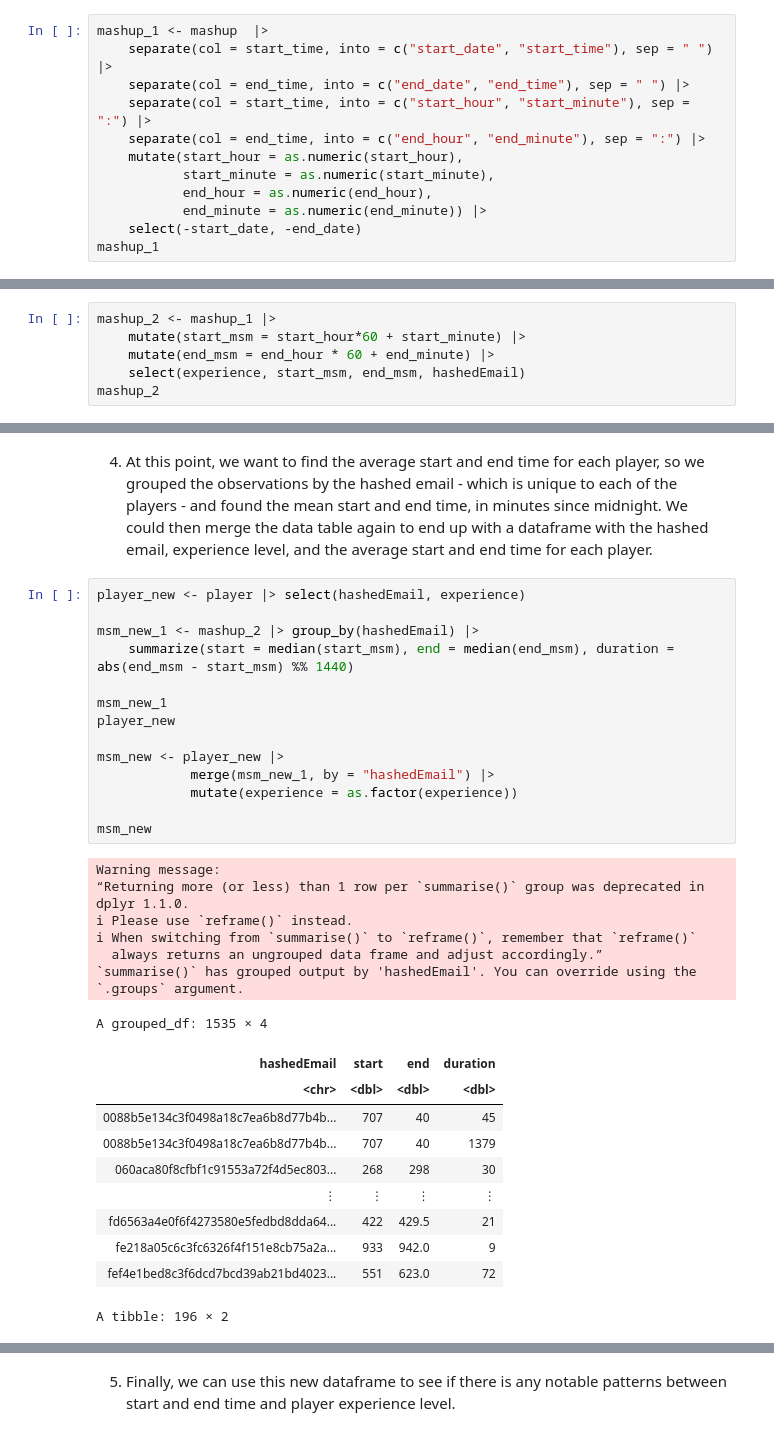
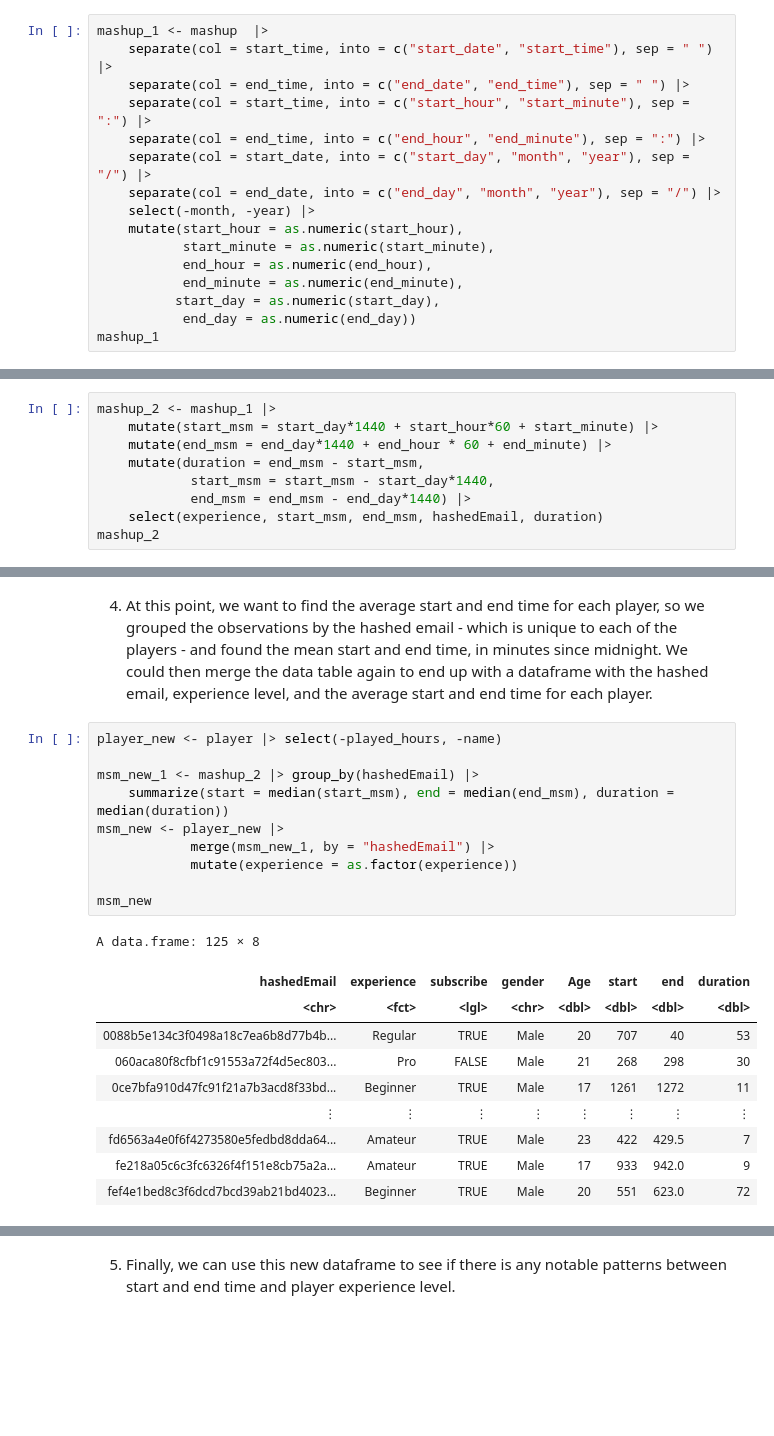
Before and after one commit to mulch-eater-prime/DSCI-Group-17-Project, a Jupyter notebook: Work.ipynb, the cells around one changed output, grey strips where cells are left out. Drawn from its saved outputs; the diff is of its cells as text; blank space fills up the shorter version.

```diff
--- a/Work.ipynb
+++ b/Work.ipynb
@@ -80,10 +80,14 @@ mashup_1 <- mashup  |>
     separate(col = end_time, into = c("end_date", "end_time"), sep = " ") |>
     separate(col = start_time, into = c("start_hour", "start_minute"), sep = ":") |>
     separate(col = end_time, into = c("end_hour", "end_minute"), sep = ":") |>
+    separate(col = start_date, into = c("start_day", "month", "year"), sep = "/") |>
+    separate(col = end_date, into = c("end_day", "month", "year"), sep = "/") |>
+    select(-month, -year) |>
     mutate(start_hour = as.numeric(start_hour),
            start_minute = as.numeric(start_minute),
            end_hour = as.numeric(end_hour),
-           end_minute = as.numeric(end_minute)) |>
-    select(-start_date, -end_date)
+           end_minute = as.numeric(end_minute),
+          start_day = as.numeric(start_day),
+           end_day = as.numeric(end_day))
 mashup_1
 # %% [output]
@@ -102,7 +106,10 @@ A data.frame: 1535 × 6
 # %%
 mashup_2 <- mashup_1 |>
-    mutate(start_msm = start_hour*60 + start_minute) |>
-    mutate(end_msm = end_hour * 60 + end_minute) |>
-    select(experience, start_msm, end_msm, hashedEmail)
+    mutate(start_msm = start_day*1440 + start_hour*60 + start_minute) |>
+    mutate(end_msm = end_day*1440 + end_hour * 60 + end_minute) |>
+    mutate(duration = end_msm - start_msm,
+            start_msm = start_msm - start_day*1440,
+            end_msm = end_msm - end_day*1440) |>
+    select(experience, start_msm, end_msm, hashedEmail, duration)
 mashup_2
 # %% [output]
@@ -119,36 +126,23 @@ A data.frame: 1535 × 4
 # %% [markdown]
 4) At this point, we want to find the average start and end time for each player, so we grouped the observations by the hashed email - which is unique to each of the players - and found the mean start and end time, in minutes since midnight. We could then merge the data table again to end up with a dataframe with the hashed email, experience level, and the average start and end time for each player.
 # %%
-player_new <- player |> select(hashedEmail, experience)
+player_new <- player |> select(-played_hours, -name)
 
 msm_new_1 <- mashup_2 |> group_by(hashedEmail) |>
-    summarize(start = median(start_msm), end = median(end_msm), duration = abs(end_msm - start_msm) %% 1440)
-
-msm_new_1
-player_new
-
+    summarize(start = median(start_msm), end = median(end_msm), duration = median(duration))
 msm_new <- player_new |>
             merge(msm_new_1, by = "hashedEmail") |>
             mutate(experience = as.factor(experience))
 
 msm_new
 # %% [output]
-Warning message:
-“Returning more (or less) than 1 row per `summarise()` group was deprecated in
-dplyr 1.1.0.
-ℹ Please use `reframe()` instead.
-ℹ When switching from `summarise()` to `reframe()`, remember that `reframe()`
-  always returns an ungrouped data frame and adjust accordingly.”
-`summarise()` has grouped output by 'hashedEmail'. You can override using the
-`.groups` argument.
+A data.frame: 125 × 8
-A grouped_df: 1535 × 4
-| hashedEmail | start | end | duration |
-| <chr> | <dbl> | <dbl> | <dbl> |
-| 0088b5e134c3f0498a18c7ea6b8d77b4b... | 707 | 40 | 45 |
-| 0088b5e134c3f0498a18c7ea6b8d77b4b... | 707 | 40 | 1379 |
-| 060aca80f8cfbf1c91553a72f4d5ec803... | 268 | 298 | 30 |
-| ⋮ | ⋮ | ⋮ | ⋮ |
-| fd6563a4e0f6f4273580e5fedbd8dda64... | 422 | 429.5 | 21 |
-| fe218a05c6c3fc6326f4f151e8cb75a2a... | 933 | 942.0 | 9 |
-| fef4e1bed8c3f6dcd7bcd39ab21bd4023... | 551 | 623.0 | 72 |
+| hashedEmail | experience | subscribe | gender | Age | start | end | duration |
+| <chr> | <fct> | <lgl> | <chr> | <dbl> | <dbl> | <dbl> | <dbl> |
+| 0088b5e134c3f0498a18c7ea6b8d77b4b... | Regular | TRUE | Male | 20 | 707 | 40 | 53 |
+| 060aca80f8cfbf1c91553a72f4d5ec803... | Pro | FALSE | Male | 21 | 268 | 298 | 30 |
+| 0ce7bfa910d47fc91f21a7b3acd8f33bd... | Beginner | TRUE | Male | 17 | 1261 | 1272 | 11 |
+| ⋮ | ⋮ | ⋮ | ⋮ | ⋮ | ⋮ | ⋮ | ⋮ |
+| fd6563a4e0f6f4273580e5fedbd8dda64... | Amateur | TRUE | Male | 23 | 422 | 429.5 | 7 |
+| fe218a05c6c3fc6326f4f151e8cb75a2a... | Amateur | TRUE | Male | 17 | 933 | 942.0 | 9 |
+| fef4e1bed8c3f6dcd7bcd39ab21bd4023... | Beginner | TRUE | Male | 20 | 551 | 623.0 | 72 |
-A tibble: 196 × 2
```
Also changed, not shown: parts of 12 cells of this notebook.
